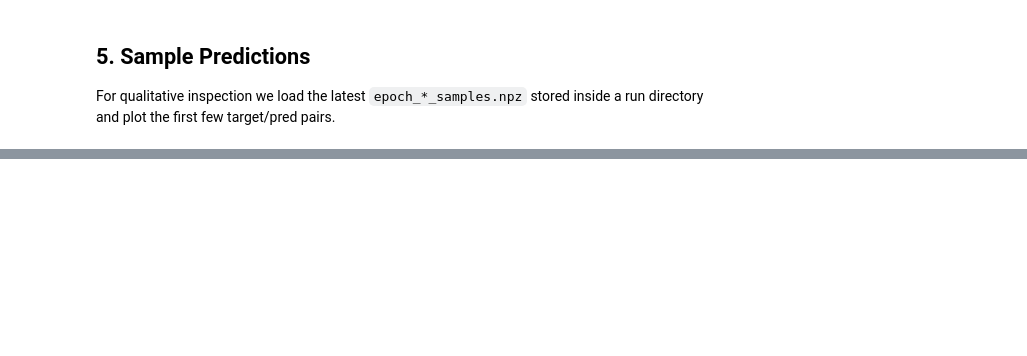
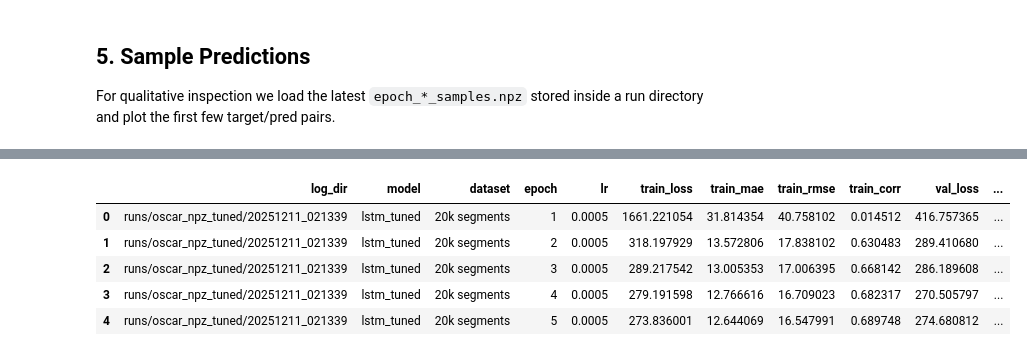
Before and after one commit to Emyerson4444/BPNet, a Jupyter notebook: notebooks/bpnet_results.ipynb, the cells around one changed output, grey strips where cells are left out. Cells and saved outputs as stored; diff of their text form; code cells hidden in the pictures; blank space fills up the shorter version.

```diff
--- a/notebooks/bpnet_results.ipynb
+++ b/notebooks/bpnet_results.ipynb
@@ -158,0 +178,19 @@ Feel free to rerun training with different dataset slices; as soon as the `runs/
+# %%
+target_keys = {
+    "Simple – 20k": "simple_oscar20k",
+    "Simple – 50k": "simple_oscar50k",
+    "Tuned – 20k": "oscar_npz_tuned",
+    "Tuned – 50k": "oscar_npz_50k",
+}
+focus_frames = []
+for label, key in target_keys.items():
+    mask = metrics_df['log_dir'].str.contains(key, na=False)
+    subset = metrics_df[mask].copy()
+    if subset.empty:
+        print(f"Warning: no runs found for {label}")
+        continue
+    subset['configuration'] = label
+    focus_frames.append(subset)
+focus_df = pd.concat(focus_frames, ignore_index=True) if focus_frames else pd.DataFrame()
+focus_df.head()
+# %% [output]
@@ -158,0 +199,6 @@ Feel free to rerun training with different dataset slices; as soon as the `runs/
+|  | log_dir | model | dataset | epoch | lr | train_loss | train_mae | train_rmse | train_corr | val_loss | ... |
+| 0 | runs/oscar_npz_tuned/20251211_021339 | lstm_tuned | 20k segments | 1 | 0.0005 | 1661.221054 | 31.814354 | 40.758102 | 0.014512 | 416.757365 | ... |
+| 1 | runs/oscar_npz_tuned/20251211_021339 | lstm_tuned | 20k segments | 2 | 0.0005 | 318.197929 | 13.572806 | 17.838102 | 0.630483 | 289.410680 | ... |
+| 2 | runs/oscar_npz_tuned/20251211_021339 | lstm_tuned | 20k segments | 3 | 0.0005 | 289.217542 | 13.005353 | 17.006395 | 0.668142 | 286.189608 | ... |
+| 3 | runs/oscar_npz_tuned/20251211_021339 | lstm_tuned | 20k segments | 4 | 0.0005 | 279.191598 | 12.766616 | 16.709023 | 0.682317 | 270.505797 | ... |
+| 4 | runs/oscar_npz_tuned/20251211_021339 | lstm_tuned | 20k segments | 5 | 0.0005 | 273.836001 | 12.644069 | 16.547991 | 0.689748 | 274.680812 | ... |
```
Also changed, not shown: parts of 13 cells of this notebook, 1 other file.
